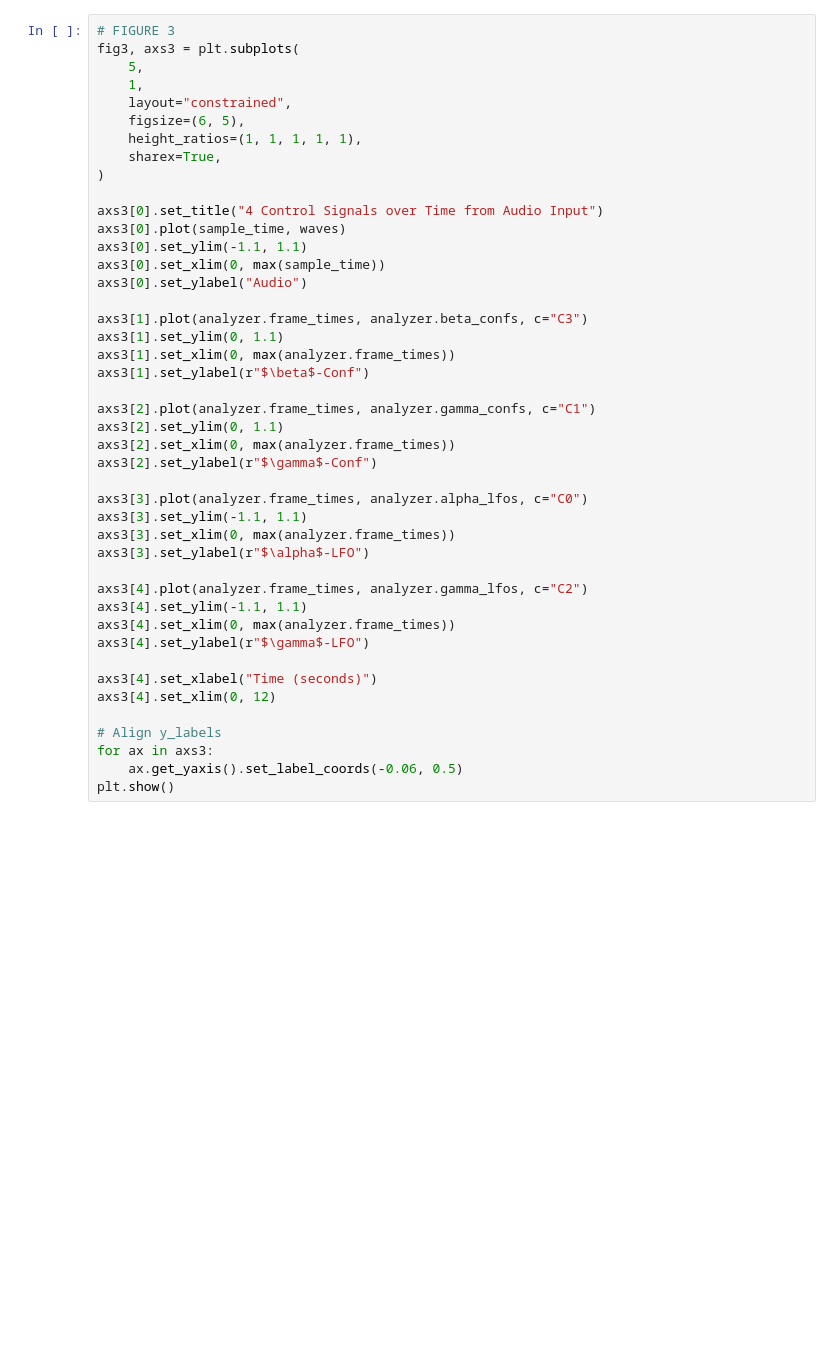
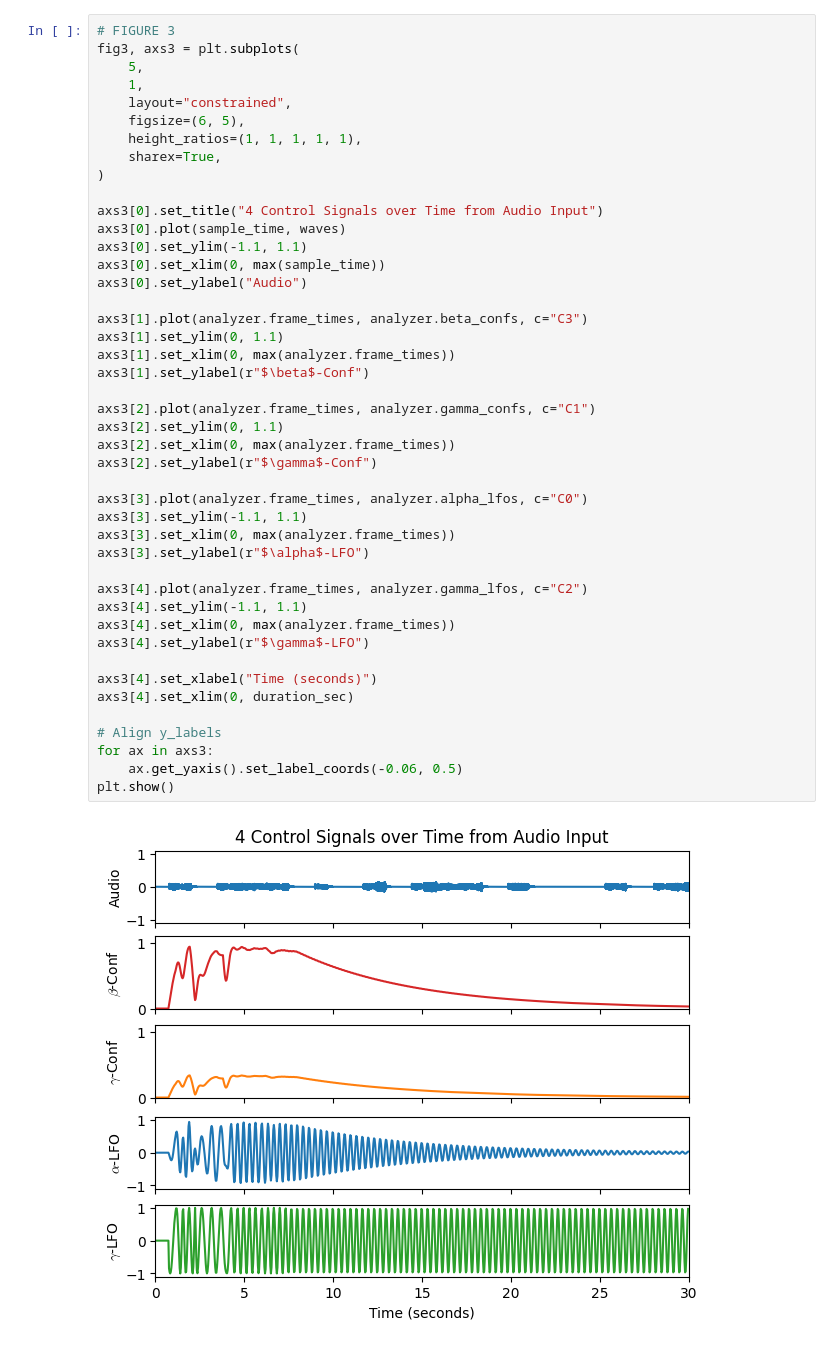
Before and after one commit to rakechen-0307/real_time_plp, a Jupyter notebook: examples_new.ipynb, the cells around one changed output. Cells and saved outputs as stored; diff of their text form; blank space fills up the shorter version.

```diff
--- a/examples_new.ipynb
+++ b/examples_new.ipynb
@@ -161,34 +162,36 @@ axs3[0].plot(sample_time, waves)
 axs3[0].set_ylim(-1.1, 1.1)
 axs3[0].set_xlim(0, max(sample_time))
 axs3[0].set_ylabel("Audio")
 
 axs3[1].plot(analyzer.frame_times, analyzer.beta_confs, c="C3")
 axs3[1].set_ylim(0, 1.1)
 axs3[1].set_xlim(0, max(analyzer.frame_times))
 axs3[1].set_ylabel(r"$\beta$-Conf")
 
 axs3[2].plot(analyzer.frame_times, analyzer.gamma_confs, c="C1")
 axs3[2].set_ylim(0, 1.1)
 axs3[2].set_xlim(0, max(analyzer.frame_times))
 axs3[2].set_ylabel(r"$\gamma$-Conf")
 
 axs3[3].plot(analyzer.frame_times, analyzer.alpha_lfos, c="C0")
 axs3[3].set_ylim(-1.1, 1.1)
 axs3[3].set_xlim(0, max(analyzer.frame_times))
 axs3[3].set_ylabel(r"$\alpha$-LFO")
 
 axs3[4].plot(analyzer.frame_times, analyzer.gamma_lfos, c="C2")
 axs3[4].set_ylim(-1.1, 1.1)
 axs3[4].set_xlim(0, max(analyzer.frame_times))
 axs3[4].set_ylabel(r"$\gamma$-LFO")
 
 axs3[4].set_xlabel("Time (seconds)")
-axs3[4].set_xlim(0, 12)
+axs3[4].set_xlim(0, duration_sec)
 
 # Align y_labels
 for ax in axs3:
     ax.get_yaxis().set_label_coords(-0.06, 0.5)
 plt.show()
+# %% [output]
+[figure, added]
 # %%
 # FIGURE 4
 fig4, axs4 = plt.subplots(
```
Also changed, not shown: parts of 4 cells of this notebook, 7 other files.
